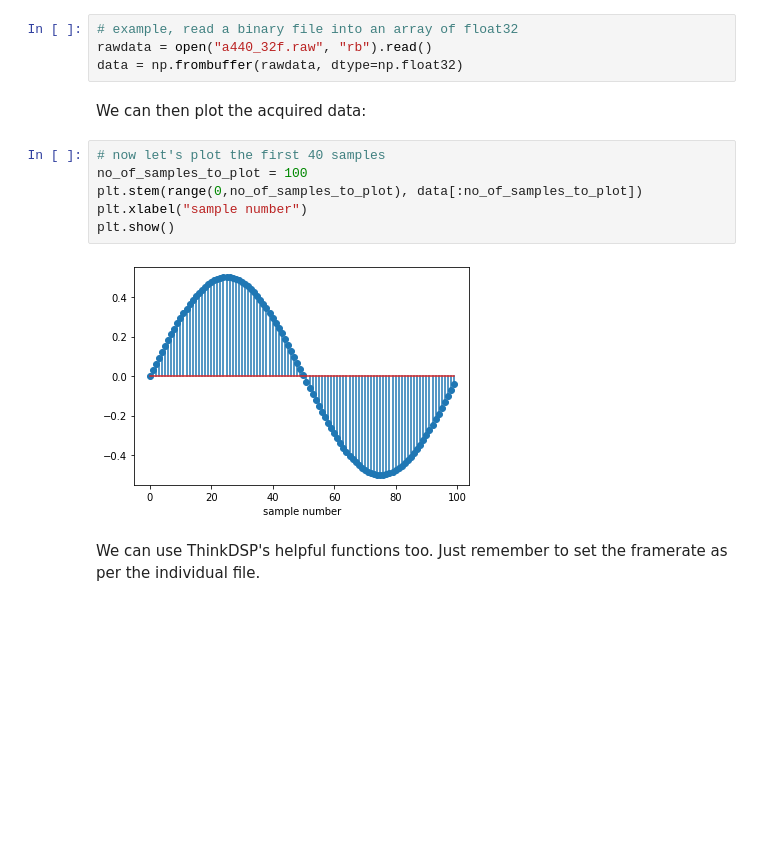
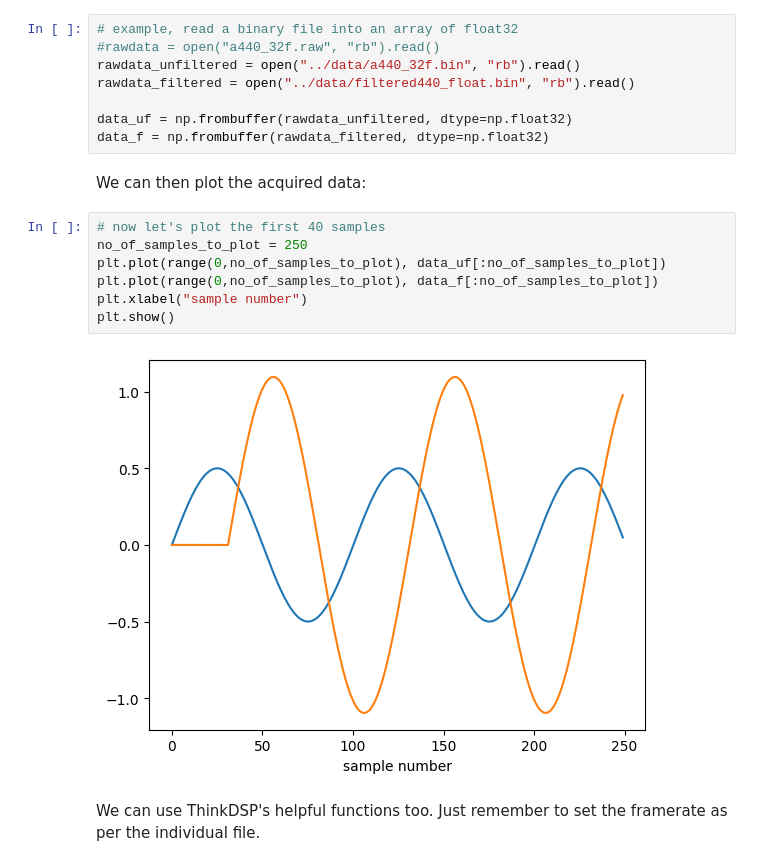
Before and after one commit to awsmit07/ENCM_515_Labs, a Jupyter notebook: Lab_1/python/Lab1_Support.ipynb, the cells around one changed output. Drawn from its saved outputs; the diff is of its cells as text; blank space fills up the shorter version.

````diff
--- a/Lab_1/python/Lab1_Support.ipynb
+++ b/Lab_1/python/Lab1_Support.ipynb
@@ -28,18 +44,23 @@ In Lab 1, we will manipulate signals that are stored in memory. To make things a
 If we are reading a .wav, we will use scipy's ```read``` function. Otherwise, we will use the built-in file reading capabilities of Python together with numpy.
 # %%
 # example, read a binary file into an array of float32
-rawdata = open("a440_32f.raw", "rb").read()
-data = np.frombuffer(rawdata, dtype=np.float32)
+#rawdata = open("a440_32f.raw", "rb").read()
+rawdata_unfiltered = open("../data/a440_32f.bin", "rb").read()
+rawdata_filtered = open("../data/filtered440_float.bin", "rb").read()
+
+data_uf = np.frombuffer(rawdata_unfiltered, dtype=np.float32)
+data_f = np.frombuffer(rawdata_filtered, dtype=np.float32)
 # %% [markdown]
 We can then plot the acquired data:
 # %%
 # now let's plot the first 40 samples
-no_of_samples_to_plot = 100
-plt.stem(range(0,no_of_samples_to_plot), data[:no_of_samples_to_plot])
+no_of_samples_to_plot = 250
+plt.plot(range(0,no_of_samples_to_plot), data_uf[:no_of_samples_to_plot])
+plt.plot(range(0,no_of_samples_to_plot), data_f[:no_of_samples_to_plot])
 plt.xlabel("sample number")
 plt.show()
 # %% [output]
-[figure, old version]
+[figure, new version]
 # %% [markdown]
 We can use ThinkDSP's helpful functions too. Just remember to set the framerate as per the individual file.
 # %%
````
Also changed, not shown: parts of 2 cells of this notebook, 17 other files.
